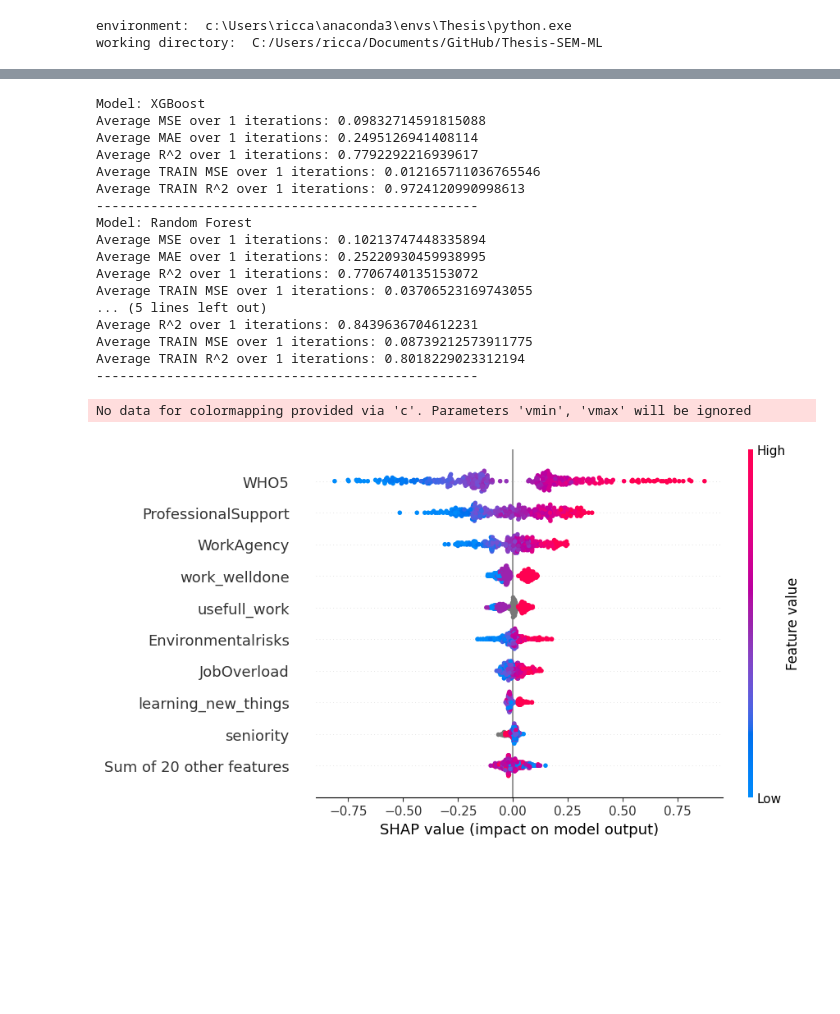
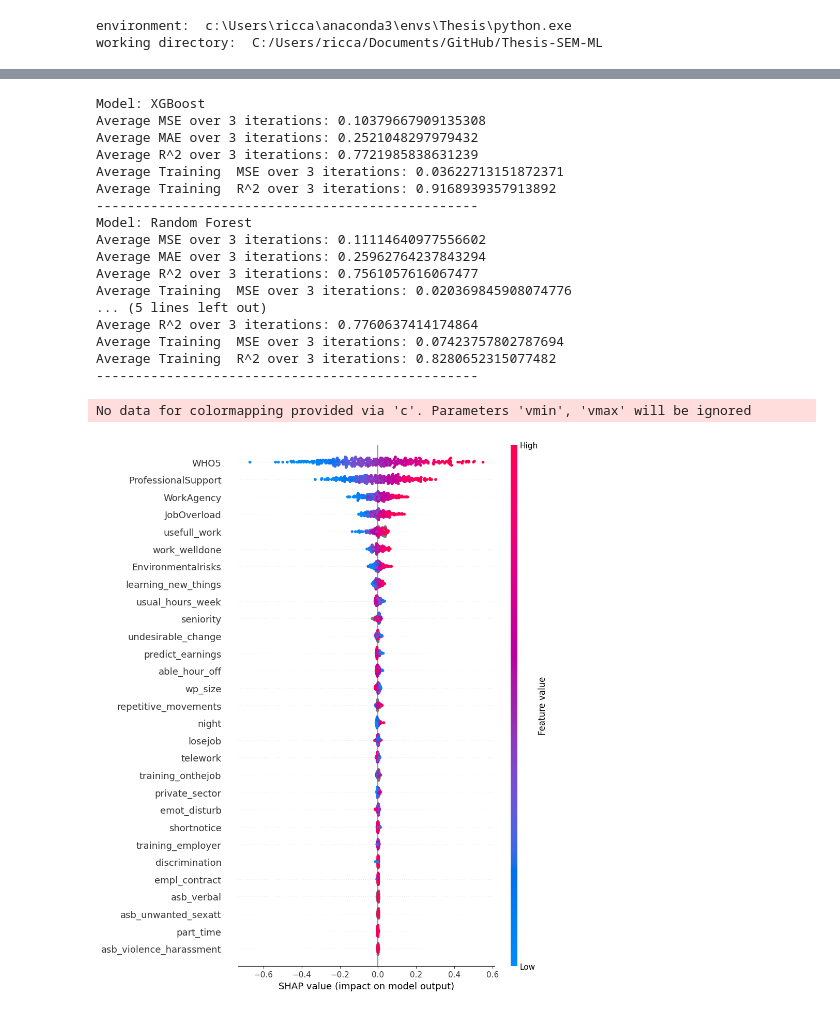
Before and after one commit to RiccardoImprota/Thesis-SEM-ML, a Jupyter notebook: Source/Regression/MontecarloRegression.ipynb, the cells around one changed output, grey strips where cells are left out. Saved outputs shown, nothing was run; the diff lists cells and outputs as text; code cells hidden in the pictures; blank space fills up the shorter version.

```diff
--- a/Source/Regression/MontecarloRegression.ipynb
+++ b/Source/Regression/MontecarloRegression.ipynb
@@ -43,7 +43,7 @@ shap_values_list_RF = None
 shap_values_list_xgb = None
 shap_values_list_LM = None
 
-montecarloiter=1
+montecarloiter=10
 
 for i in range(montecarloiter):
     print(f"Starting the iteration n.{i+1}")
@@ -52,13 +52,17 @@ for i in range(montecarloiter):
     processorclass.read_df()
     processorclass.split_data(test_size=0.3)
     processorclass.save_data()
-    processorclass.process_CFA()
+    try:
+        processorclass.process_CFA()
+    except Exception as e:
+        print(f"Error during process_CFA for iteration n.{i+1}: {e}")
+        continue
 
     X_train,y_train,X_test,y_test = processorclass.train_test_data_for_WEtarget(target_variable='WorkEngagement')
 
     # XGBRegressor
     Xgboost=GBoostRegression(x_train=X_train,y_train=y_train,x_test=X_test,y_test=y_test)
-    Xgboost.train(verbosity=0,n_iter=90)
+    Xgboost.train(verbosity=0,n_iter=90,cv=5)
     mxgbresults = Xgboost.get_results()
     mse_xgb, r2_xgb, mae_xgb, train_mse_xgb, train_r2_xgb = (mxgbresults['mse'],mxgbresults['r2'],mxgbresults['mae'],mxgbresults['train_mse'],mxgbresults['train_r2'])
     Results_XGB.append((mse_xgb, r2_xgb, mae_xgb,train_mse_xgb, train_r2_xgb))
@@ -135,8 +167,8 @@ def print_avg_metrics(Results, model_name):
     print(f"Average MSE over {montecarloiter} iterations: {mse_avg}")
     print(f"Average MAE over {montecarloiter} iterations: {mae_avg}")
     print(f"Average R^2 over {montecarloiter} iterations: {r2_avg}")
-    print(f"Average TRAIN MSE over {montecarloiter} iterations: {train_mse_avg}")
-    print(f"Average TRAIN R^2 over {montecarloiter} iterations: {train_r2_avg}")
+    print(f"Average Training  MSE over {montecarloiter} iterations: {train_mse_avg}")
+    print(f"Average Training  R^2 over {montecarloiter} iterations: {train_r2_avg}")
     print("-------------------------------------------------")
 
 # Print the metrics for each model
@@ -145,28 +177,27 @@ print_avg_metrics(Results_RF, "Random Forest")
 print_avg_metrics(Results_LM, "Linear Model")
 # %% [output]
 Model: XGBoost
-Average MSE over 1 iterations: 0.09832714591815088
-Average MAE over 1 iterations: 0.2495126941408114
-Average R^2 over 1 iterations: 0.7792292216939617
-Average TRAIN MSE over 1 iterations: 0.012165711036765546
-Average TRAIN R^2 over 1 iterations: 0.9724120990998613
+Average MSE over 3 iterations: 0.10379667909135308
+Average MAE over 3 iterations: 0.2521048297979432
+Average R^2 over 3 iterations: 0.7721985838631239
+Average Training  MSE over 3 iterations: 0.03622713151872371
+Average Training  R^2 over 3 iterations: 0.9168939357913892
 -------------------------------------------------
 Model: Random Forest
-Average MSE over 1 iterations: 0.10213747448335894
-Average MAE over 1 iterations: 0.25220930459938995
-Average R^2 over 1 iterations: 0.7706740135153072
-Average TRAIN MSE over 1 iterations: 0.03706523169743055
+Average MSE over 3 iterations: 0.11114640977556602
+Average MAE over 3 iterations: 0.25962764237843294
+Average R^2 over 3 iterations: 0.7561057616067477
+Average Training  MSE over 3 iterations: 0.020369845908074776
 ... (5 lines left out)
-Average R^2 over 1 iterations: 0.8439636704612231
-Average TRAIN MSE over 1 iterations: 0.08739212573911775
-Average TRAIN R^2 over 1 iterations: 0.8018229023312194
+Average R^2 over 3 iterations: 0.7760637414174864
+Average Training  MSE over 3 iterations: 0.07423757802787694
+Average Training  R^2 over 3 iterations: 0.8280652315077482
 -------------------------------------------------
 # %%
-
-shap.plots.beeswarm(shap_values_list_xgb)
+shap.plots.beeswarm(shap_values_list_xgb, max_display=30)
 # %% [output]
 No data for colormapping provided via 'c'. Parameters 'vmin', 'vmax' will be ignored
-[figure, old version]
+[figure, new version]
 # %%
 #shap.waterfall_plot(shap_values_list_xgb[2])
 # %%
```
Also changed, not shown: parts of 3 cells of this notebook, 11 other files.
